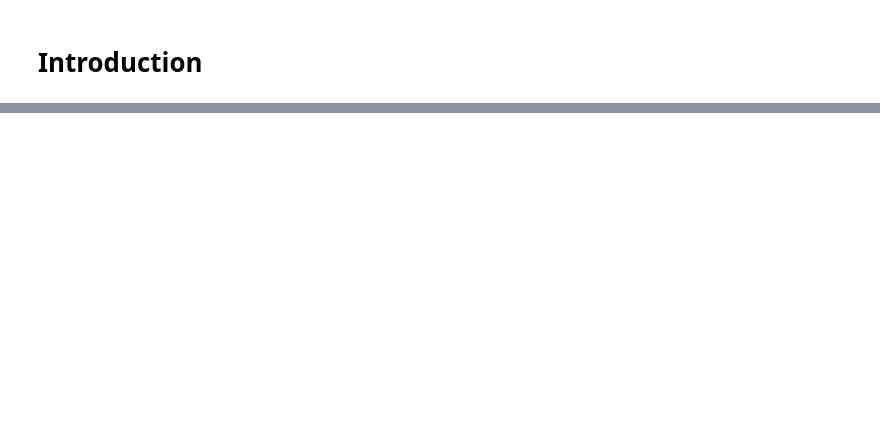
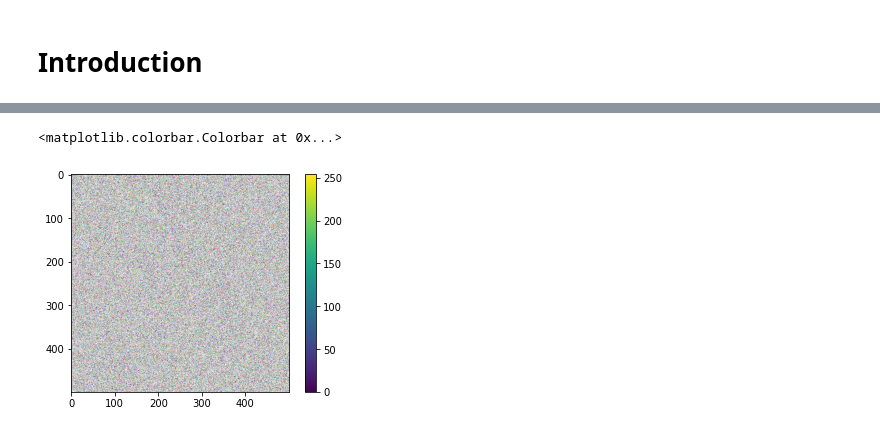
Before and after one commit to ianhi/ipysegment, a Jupyter notebook: examples/introduction.ipynb, the cells around one changed output, grey strips where cells are left out. Saved outputs shown, nothing was run; the diff lists cells and outputs as text; code cells hidden in the pictures; blank space fills up the shorter version.

```diff
--- a/examples/introduction.ipynb
+++ b/examples/introduction.ipynb
@@ -51,3 +53,10 @@ array([[False, False, False, ..., False, False, False],
+# %%
+# w.data = np.random.randint(30,255,20*20*4,dtype=np.uint8).reshape([20,20,4])
+plt.imshow(w.data)
+plt.colorbar()
+# %% [output]
+<matplotlib.colorbar.Colorbar at 0x...>
+[figure, added]
 # %%
 idx = w.labels[:,:,:4].sum(axis=-1) != 0
 w.labels[idx,-1]=150
```
Also changed, not shown: parts of 14 cells of this notebook, 7 other files.
